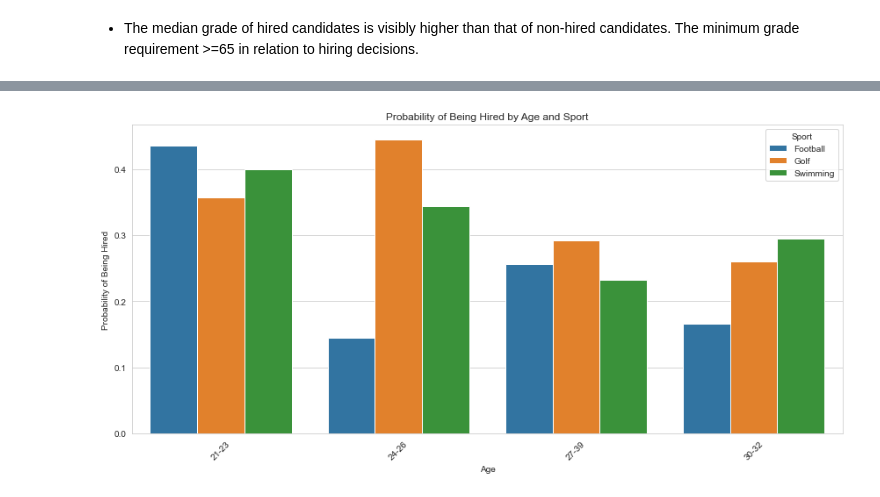
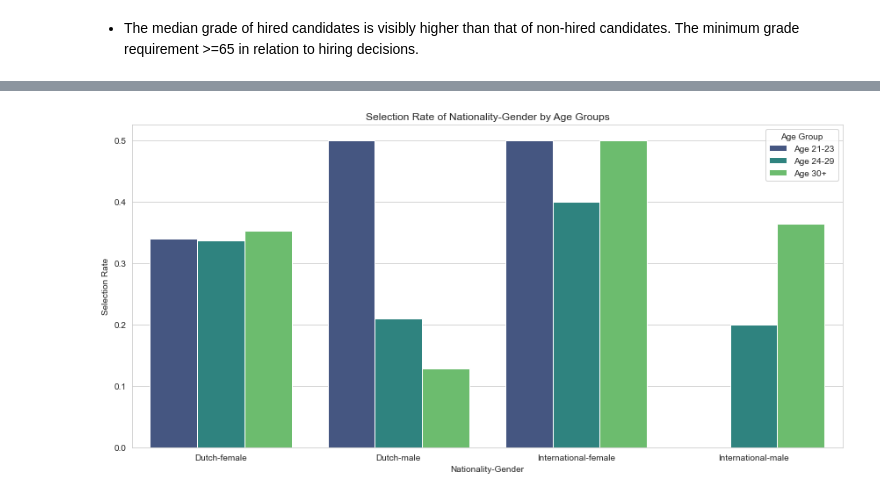
Before and after one commit to kwah-space/IDS-draft, a Jupyter notebook: A3 model.ipynb, the cells around one changed output, grey strips where cells are left out. Saved outputs shown, nothing was run; the diff lists cells and outputs as text; code cells hidden in the pictures.

```diff
--- a/A3 model.ipynb
+++ b/A3 model.ipynb
@@ -157,16 +154,30 @@ plt.show()
-# %%
-D_data['age_group'] = pd.cut(D_data['age'], bins=[20, 23, 26, 29, 32], labels=['21-23', '24-26', '27-39', '30-32'])
-
-age_sport_prob = D_data.groupby(['age_group', 'sport'])['decision'].mean().reset_index()
-
-plt.figure(figsize=(12, 6))
-sns.barplot(x='age_group', y='decision', hue='sport', data=age_sport_prob)
-plt.title('Probability of Being Hired by Age and Sport')
-plt.xlabel('Age')
-plt.ylabel('Probability of Being Hired')
-plt.xticks(rotation=45)
-plt.legend(title='Sport')
-plt.tight_layout()
-plt.show()
-# %% [output]
-[figure, removed]
+# %%
+bins = [47, 64, 69, 100]  # The bins will be 65-69, 70+
+labels = ['Grade 48-64', 'Grade 65-69', 'Grade 70+']
+D_data['grade_group'] = pd.cut(D_data['ind-university_grade'], bins=bins, labels=labels, right=True)
+
+bins = [20, 23, 29, 100]  # The bins will be 21-23, 24-29, 30+
+labels = ['Age 21-23', 'Age 24-29', 'Age 30+']
+D_data['age_group'] = pd.cut(D_data['age'], bins=bins, labels=labels, right=True)
+
+# Simplify nationality and filter data for specified genders
+D_data['simple_nationality'] = D_data['nationality'].apply(lambda x: 'Dutch' if x == 'Dutch' else 'International')
+filtered_data = D_data[D_data['gender'].isin(['female', 'male'])].copy()  # Creating a copy to avoid warnings
+
+# Create a combined Nationality-Gender column
+filtered_data['nationality_gender'] = filtered_data['simple_nationality'] + '-' + filtered_data['gender']
+
+# Calculate selection rates for each Nationality-Gender and Age Group
+selection_rates_natgen_age = filtered_data.groupby(['nationality_gender', 'age_group'])['decision'].mean().reset_index()
+
+# Bar chart to visualize selection rates of Nationality-Gender by Age Groups
+plt.figure(figsize=(12, 6))
+sns.barplot(data=selection_rates_natgen_age, x='nationality_gender', y='decision', hue='age_group', palette="viridis", ci=None)
+plt.title('Selection Rate of Nationality-Gender by Age Groups')
+plt.xlabel('Nationality-Gender')
+plt.ylabel('Selection Rate')
+plt.legend(title='Age Group')
+plt.tight_layout()
+plt.show()
+# %% [output]
+[figure, added]
```
Also changed, not shown: parts of 20 cells of this notebook, 1 other file.
